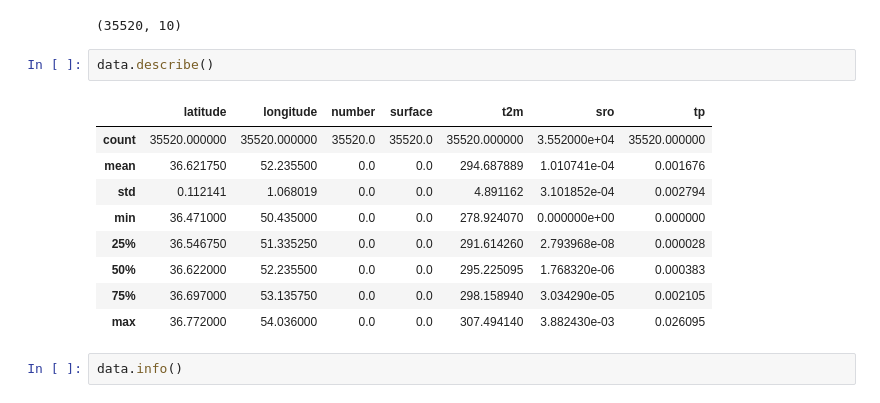
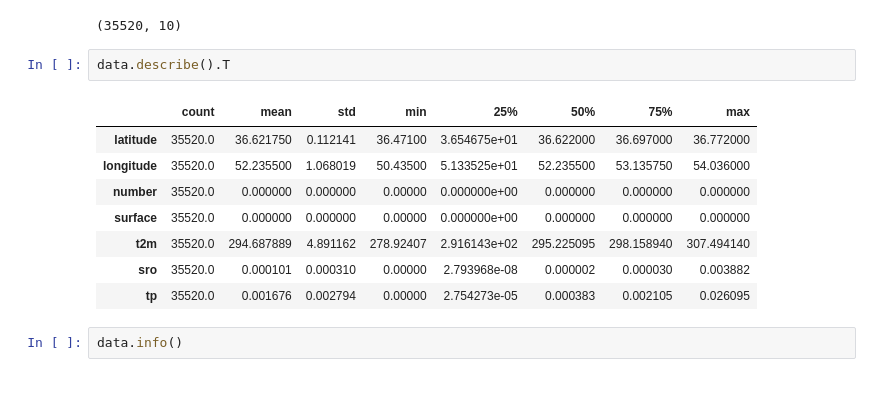
Before and after one commit to aminnademi/Clustring-On-North-of-Iran-Climate-Dataset, a Jupyter notebook: notebook.ipynb, the cells around one changed output. Saved outputs shown, nothing was run; the diff lists cells and outputs as text.

```diff
--- a/notebook.ipynb
+++ b/notebook.ipynb
@@ -66,17 +67,16 @@ data.shape
 # %% [output]
 (35520, 10)
 # %%
-data.describe()
+data.describe().T
 # %% [output]
-|  | latitude | longitude | number | surface | t2m | sro | tp |
-| count | 35520.000000 | 35520.000000 | 35520.0 | 35520.0 | 35520.000000 | 3.552000e+04 | 35520.000000 |
-| mean | 36.621750 | 52.235500 | 0.0 | 0.0 | 294.687889 | 1.010741e-04 | 0.001676 |
-| std | 0.112141 | 1.068019 | 0.0 | 0.0 | 4.891162 | 3.101852e-04 | 0.002794 |
-| min | 36.471000 | 50.435000 | 0.0 | 0.0 | 278.924070 | 0.000000e+00 | 0.000000 |
-| 25% | 36.546750 | 51.335250 | 0.0 | 0.0 | 291.614260 | 2.793968e-08 | 0.000028 |
-| 50% | 36.622000 | 52.235500 | 0.0 | 0.0 | 295.225095 | 1.768320e-06 | 0.000383 |
-| 75% | 36.697000 | 53.135750 | 0.0 | 0.0 | 298.158940 | 3.034290e-05 | 0.002105 |
-| max | 36.772000 | 54.036000 | 0.0 | 0.0 | 307.494140 | 3.882430e-03 | 0.026095 |
+|  | count | mean | std | min | 25% | 50% | 75% | max |
+| latitude | 35520.0 | 36.621750 | 0.112141 | 36.47100 | 3.654675e+01 | 36.622000 | 36.697000 | 36.772000 |
+| longitude | 35520.0 | 52.235500 | 1.068019 | 50.43500 | 5.133525e+01 | 52.235500 | 53.135750 | 54.036000 |
+| number | 35520.0 | 0.000000 | 0.000000 | 0.00000 | 0.000000e+00 | 0.000000 | 0.000000 | 0.000000 |
+| surface | 35520.0 | 0.000000 | 0.000000 | 0.00000 | 0.000000e+00 | 0.000000 | 0.000000 | 0.000000 |
+| t2m | 35520.0 | 294.687889 | 4.891162 | 278.92407 | 2.916143e+02 | 295.225095 | 298.158940 | 307.494140 |
+| sro | 35520.0 | 0.000101 | 0.000310 | 0.00000 | 2.793968e-08 | 0.000002 | 0.000030 | 0.003882 |
+| tp | 35520.0 | 0.001676 | 0.002794 | 0.00000 | 2.754273e-05 | 0.000383 | 0.002105 | 0.026095 |
 # %%
 data.info()
 # %% [output]
```
Also changed, not shown: parts of 3 cells of this notebook.
